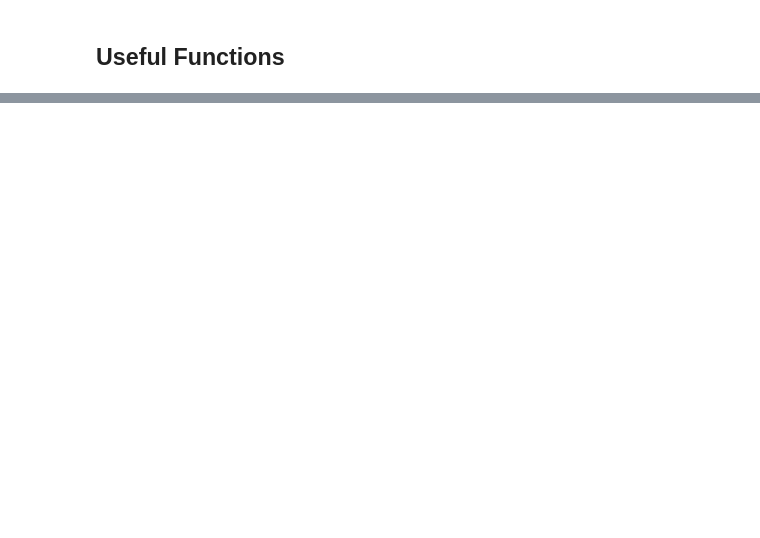
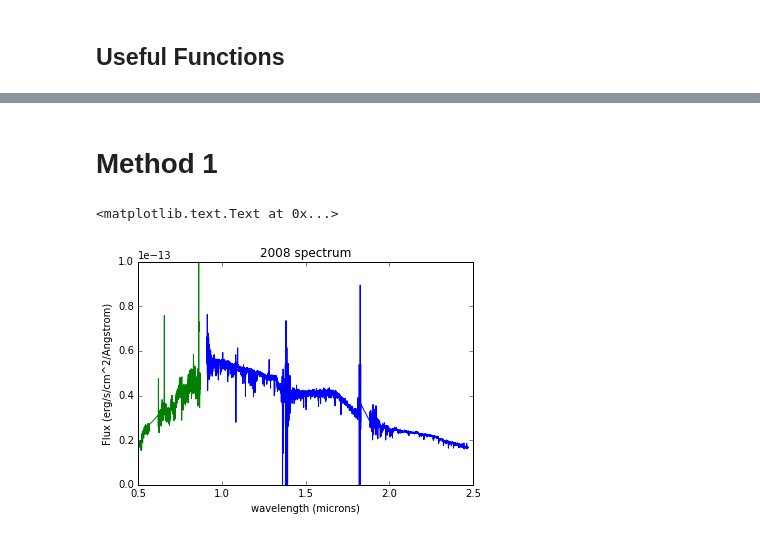
Before and after one commit to ojalae/initial-photometry, a Jupyter notebook: Kristen and Kevin Spectrum Check.ipynb, the cells around one changed output, grey strips where cells are left out. Drawn from its saved outputs; the diff is of its cells as text; code cells hidden in the pictures; blank space fills up the shorter version.

```diff
--- a/Kristen and Kevin Spectrum Check.ipynb
+++ b/Kristen and Kevin Spectrum Check.ipynb
@@ -93,0 +165,21 @@ from astropy.io import fits
+# %% [markdown]
+# Method 1
+# %%
+PlotSpectrumData('Extinction Vector Project/testingspectra/AA_Tau/AATau_IR2008.txt',(0,1))
+PlotSpectrumData('Extinction Vector Project/testingspectra/AA_Tau/AATau_opt2008.txt',(0,1))
+
+#PlotExtinguishedSpectrum('4000',3,2.0,1.1*10**-19,2500,0.6*10**-19)
+
+#plt.plot(bbwavelengths,0.5*10**-19*bbflux)
+
+axes = plt.gca()
+axes.set_ylim([0,10**-13])
+axes.set_xlim([0.5,2.5])
+
+#plt.legend(loc='lower left',fancybox=True, framealpha=0.1)
+plt.xlabel("wavelength (microns)")
+plt.ylabel("Flux (erg/s/cm^2/Angstrom)")
+plt.title("2008 spectrum")
+# %% [output]
+<matplotlib.text.Text at 0x...>
+[figure, added]
```
Also changed, not shown: parts of 17 cells of this notebook, 2 other files.
